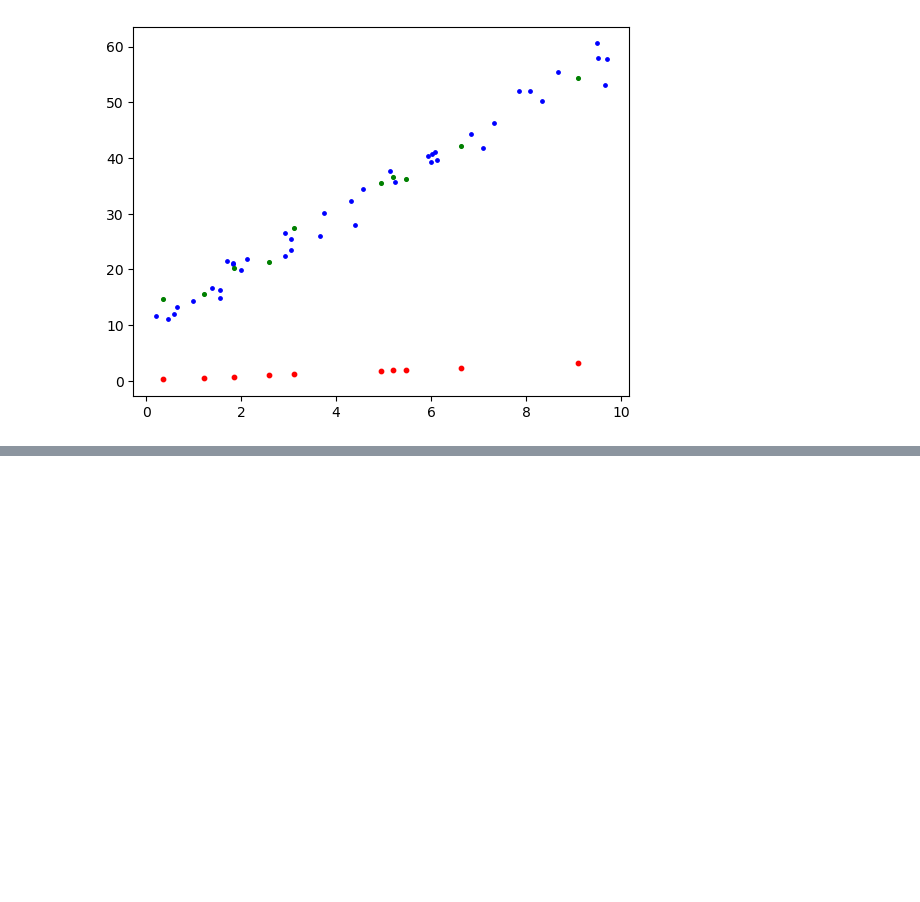
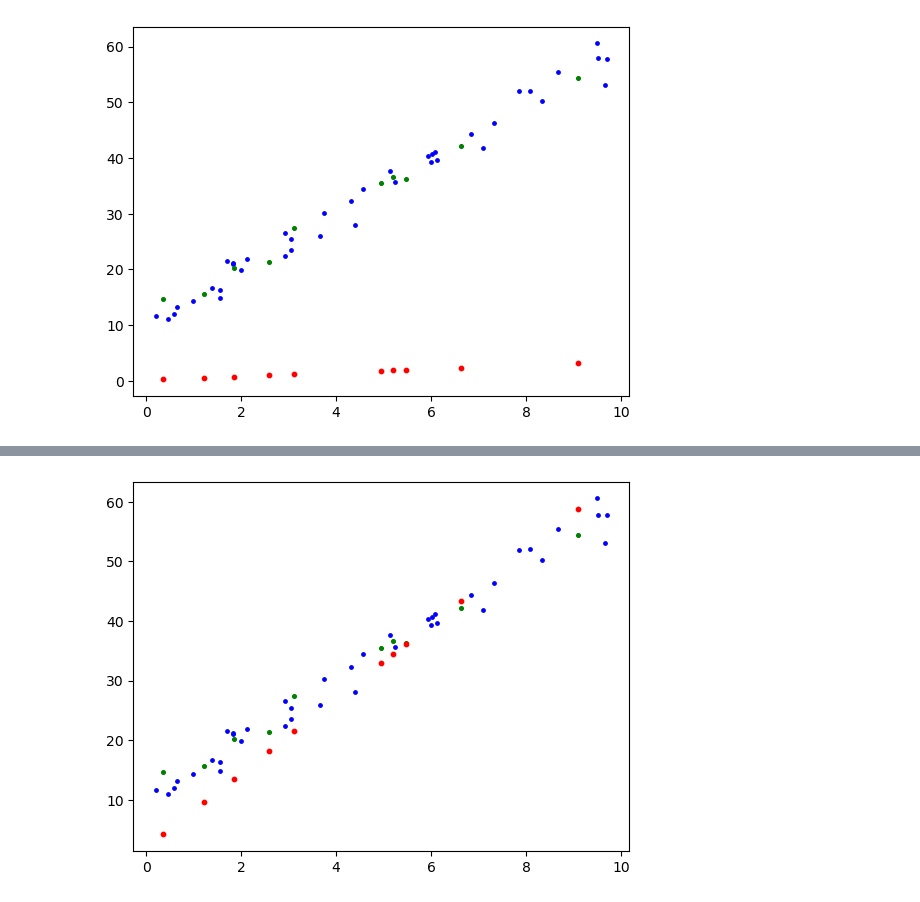
Before and after one commit to abdulkadiripek/DeepLearningBootcamp, a Jupyter notebook: DeepLearning/01- IntroToDeepLearning.ipynb, the cells around one changed output, grey strips where cells are left out. Drawn from its saved outputs; the diff is of its cells as text; code cells hidden in the pictures; blank space fills up the shorter version.

```diff
--- a/DeepLearning/01- IntroToDeepLearning.ipynb
+++ b/DeepLearning/01- IntroToDeepLearning.ipynb
@@ -169,0 +228,4 @@ epochs = 200
+# %%
+model_0.eval()
+with torch.inference_mode():
+    y_preds = model_0(x_test)
@@ -169,0 +242,7 @@ epochs = 200
+# %%
+plt.scatter(x=x_train,y=y_train,c="blue", label = "Training Data", s=6)
+plt.scatter(x_test,y_test,c="green",label="Test Data",s=7)
+plt.scatter(x_test,y_preds,c="red",label="Predictions",s=10)
+plt.show()
+# %% [output]
+[figure, added]
```
Also changed, not shown: parts of 7 cells of this notebook.
